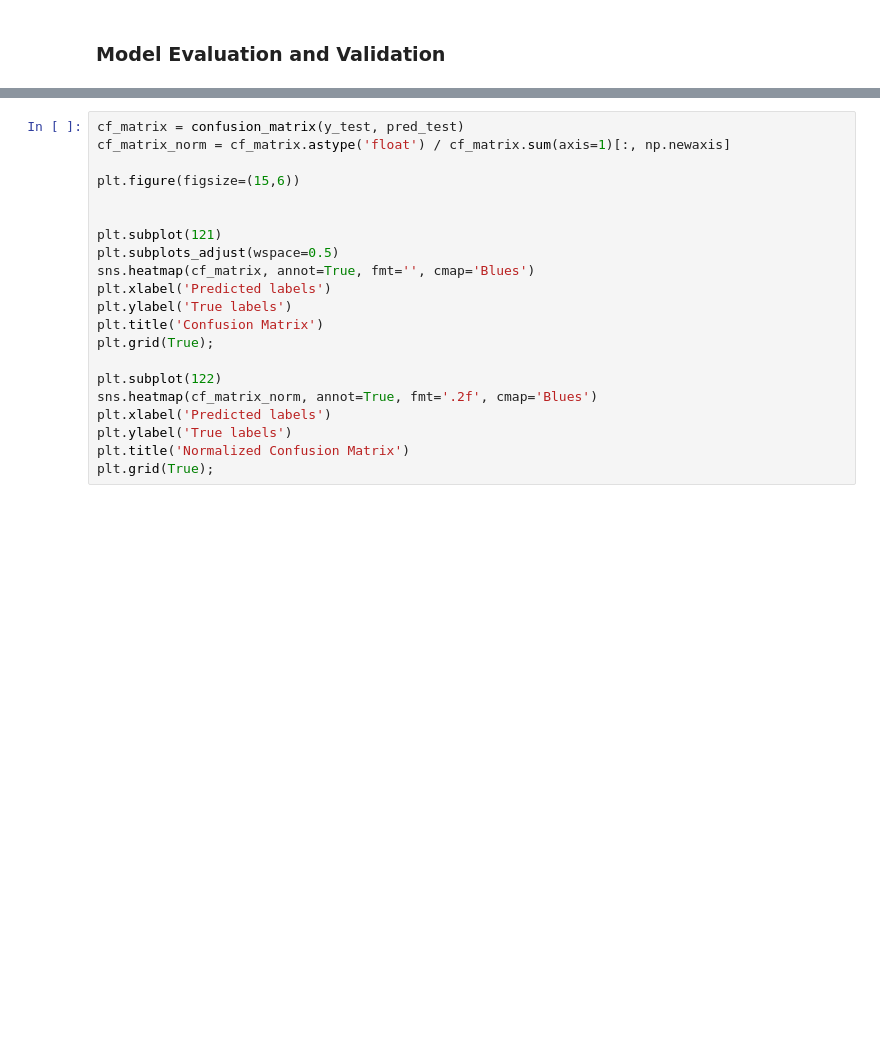
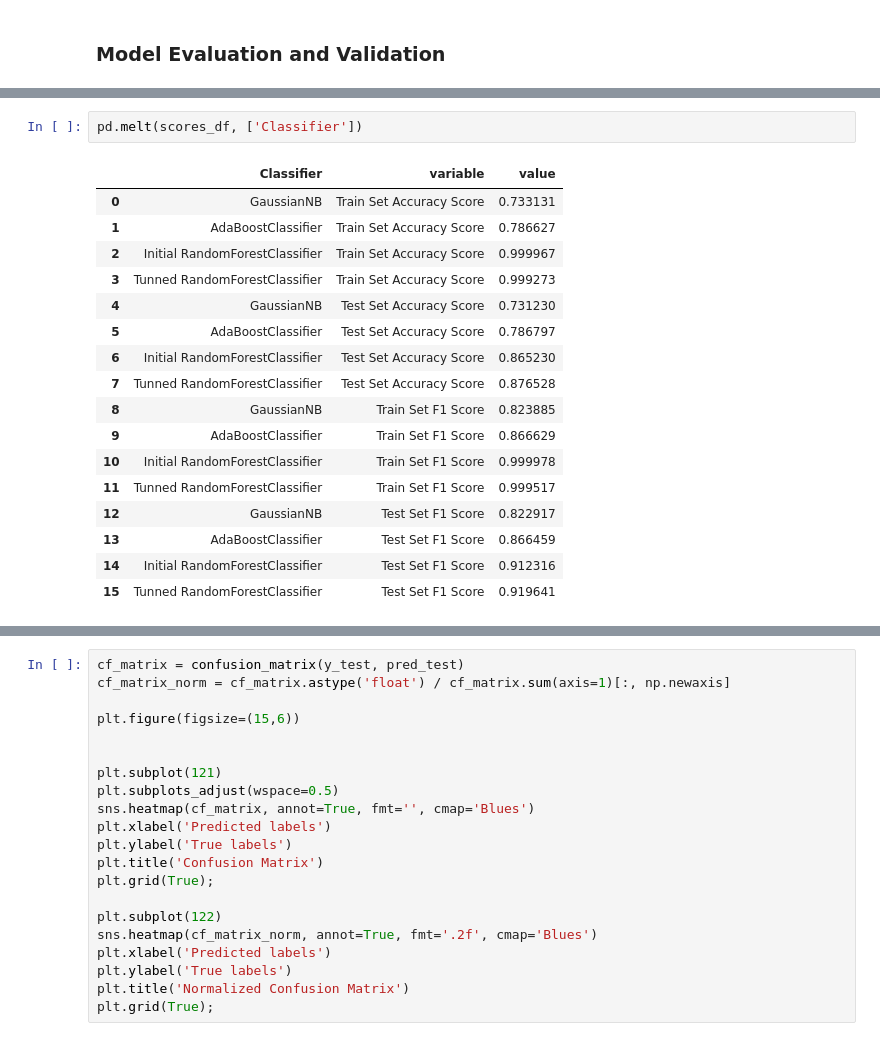
Before and after one commit to hunglng/dsnd-starbuck, a Jupyter notebook: Starbucks_Capstone_notebook.ipynb, the cells around one changed output, grey strips where cells are left out. Saved outputs shown, nothing was run; the diff lists cells and outputs as text; blank space fills up the shorter version.

```diff
--- a/Starbucks_Capstone_notebook.ipynb
+++ b/Starbucks_Capstone_notebook.ipynb
@@ -792,0 +816,20 @@ F1 Score: 0.9196406163730362
+# %%
+pd.melt(scores_df, ['Classifier'])
+# %% [output]
+|  | Classifier | variable | value |
+| 0 | GaussianNB | Train Set Accuracy Score | 0.733131 |
+| 1 | AdaBoostClassifier | Train Set Accuracy Score | 0.786627 |
+| 2 | Initial RandomForestClassifier | Train Set Accuracy Score | 0.999967 |
+| 3 | Tunned RandomForestClassifier | Train Set Accuracy Score | 0.999273 |
+| 4 | GaussianNB | Test Set Accuracy Score | 0.731230 |
+| 5 | AdaBoostClassifier | Test Set Accuracy Score | 0.786797 |
+| 6 | Initial RandomForestClassifier | Test Set Accuracy Score | 0.865230 |
+| 7 | Tunned RandomForestClassifier | Test Set Accuracy Score | 0.876528 |
+| 8 | GaussianNB | Train Set F1 Score | 0.823885 |
+| 9 | AdaBoostClassifier | Train Set F1 Score | 0.866629 |
+| 10 | Initial RandomForestClassifier | Train Set F1 Score | 0.999978 |
+| 11 | Tunned RandomForestClassifier | Train Set F1 Score | 0.999517 |
+| 12 | GaussianNB | Test Set F1 Score | 0.822917 |
+| 13 | AdaBoostClassifier | Test Set F1 Score | 0.866459 |
+| 14 | Initial RandomForestClassifier | Test Set F1 Score | 0.912316 |
+| 15 | Tunned RandomForestClassifier | Test Set F1 Score | 0.919641 |
```
Also changed, not shown: parts of 10 cells of this notebook.
